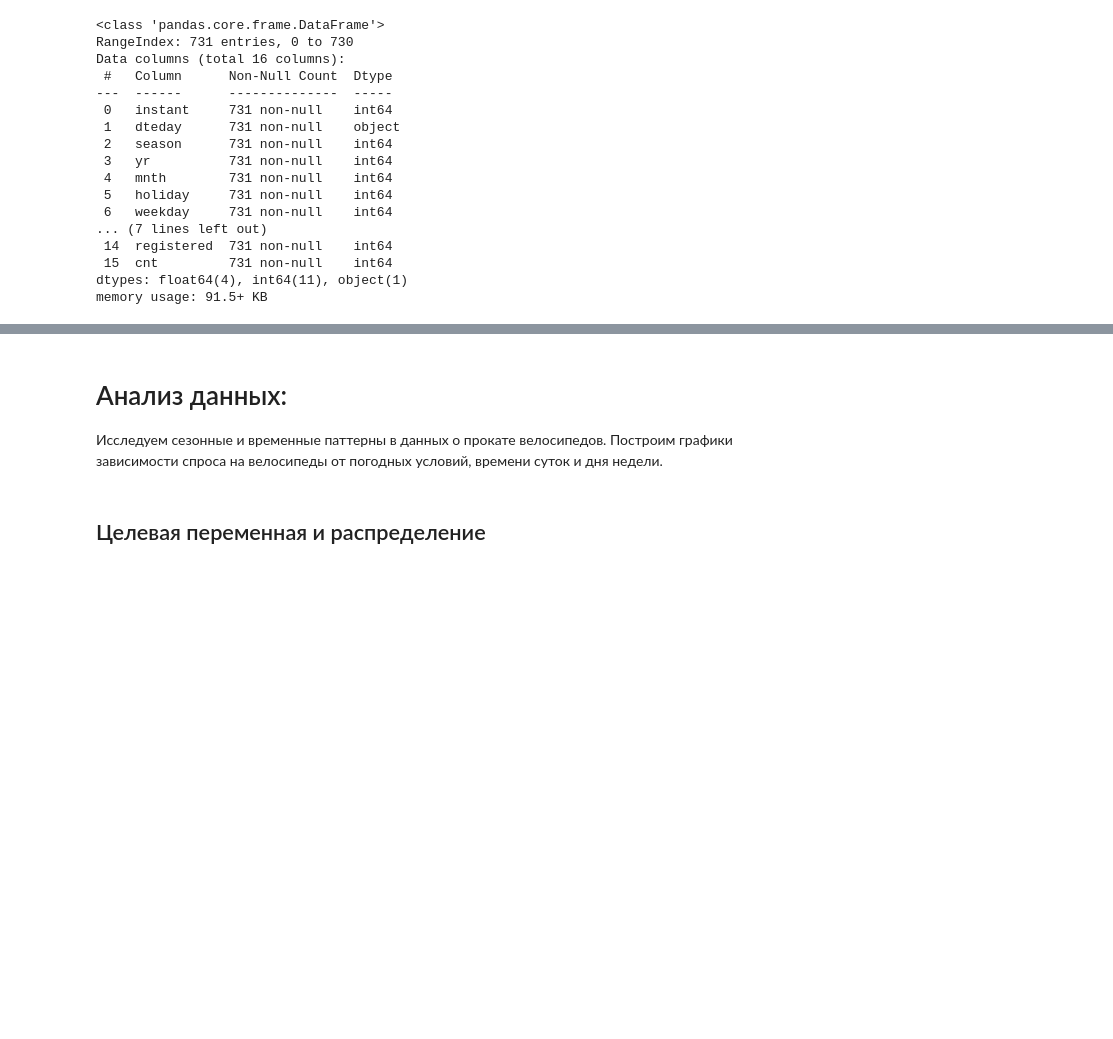
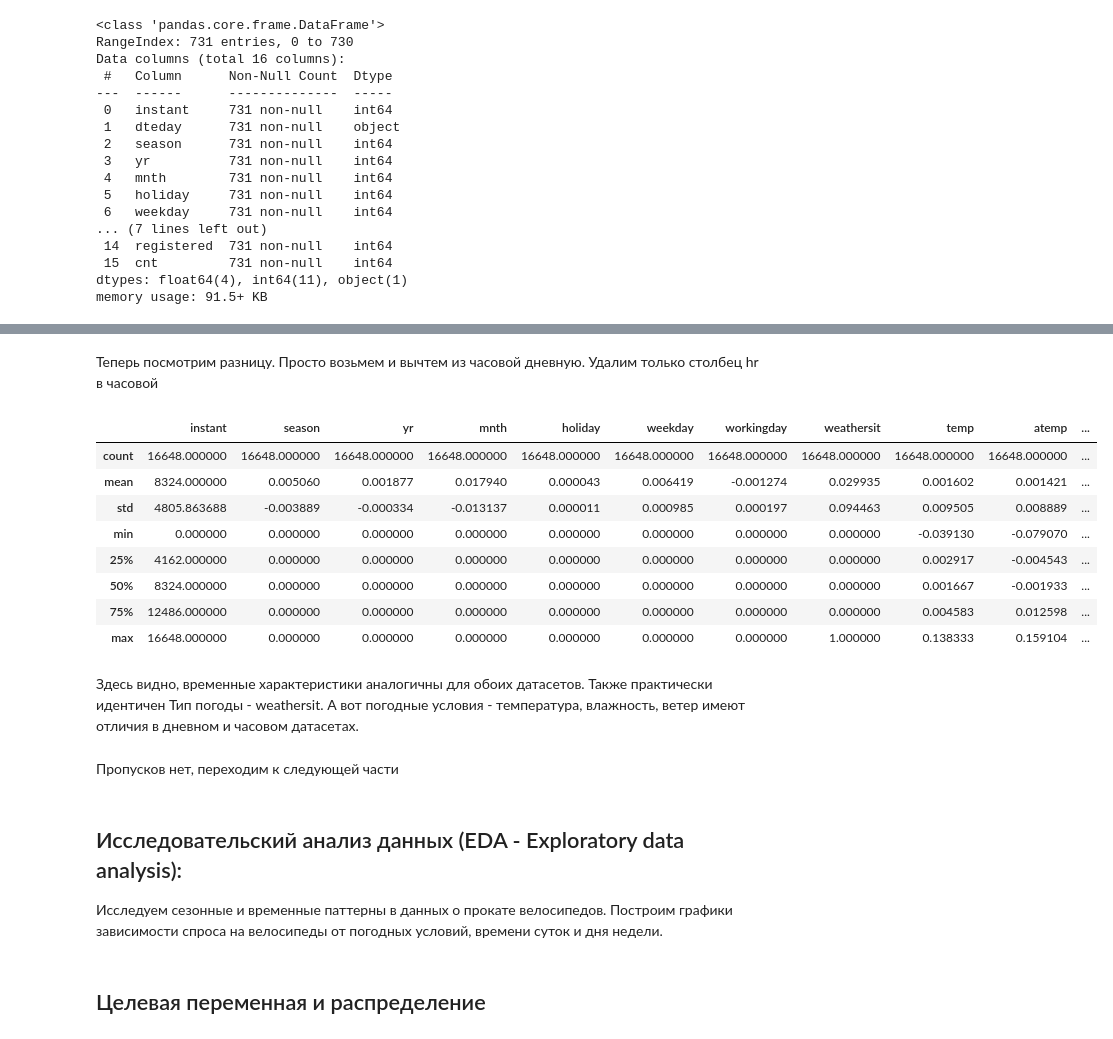
Before and after one commit to NickAReva/Bike_Sharing_Dataset, a Jupyter notebook: Bike_sharing.ipynb, the cells around one changed output, grey strips where cells are left out. Saved outputs shown, nothing was run; the diff lists cells and outputs as text; code cells hidden in the pictures; blank space fills up the shorter version.

```diff
--- a/Bike_sharing.ipynb
+++ b/Bike_sharing.ipynb
@@ -24,2 +30,2 @@ pd.set_option('display.max_columns',  16)
 # %%
-df = pd.read_csv('data/day.csv')
+df_day = pd.read_csv('data/day.csv')
@@ -64,5 +110,23 @@ df.describe()
+# %% [markdown]
+Теперь посмотрим разницу. Просто возьмем и вычтем из часовой дневную. Удалим только столбец hr в часовой
+# %%
+df_hour.drop(['hr'], axis = 1).describe() - df_day.describe()
+# %% [output]
+|  | instant | season | yr | mnth | holiday | weekday | workingday | weathersit | temp | atemp | ... |
+| count | 16648.000000 | 16648.000000 | 16648.000000 | 16648.000000 | 16648.000000 | 16648.000000 | 16648.000000 | 16648.000000 | 16648.000000 | 16648.000000 | ... |
+| mean | 8324.000000 | 0.005060 | 0.001877 | 0.017940 | 0.000043 | 0.006419 | -0.001274 | 0.029935 | 0.001602 | 0.001421 | ... |
+| std | 4805.863688 | -0.003889 | -0.000334 | -0.013137 | 0.000011 | 0.000985 | 0.000197 | 0.094463 | 0.009505 | 0.008889 | ... |
+| min | 0.000000 | 0.000000 | 0.000000 | 0.000000 | 0.000000 | 0.000000 | 0.000000 | 0.000000 | -0.039130 | -0.079070 | ... |
+| 25% | 4162.000000 | 0.000000 | 0.000000 | 0.000000 | 0.000000 | 0.000000 | 0.000000 | 0.000000 | 0.002917 | -0.004543 | ... |
+| 50% | 8324.000000 | 0.000000 | 0.000000 | 0.000000 | 0.000000 | 0.000000 | 0.000000 | 0.000000 | 0.001667 | -0.001933 | ... |
+| 75% | 12486.000000 | 0.000000 | 0.000000 | 0.000000 | 0.000000 | 0.000000 | 0.000000 | 0.000000 | 0.004583 | 0.012598 | ... |
+| max | 16648.000000 | 0.000000 | 0.000000 | 0.000000 | 0.000000 | 0.000000 | 0.000000 | 1.000000 | 0.138333 | 0.159104 | ... |
+# %% [markdown]
+Здесь видно, временные характеристики аналогичны для обоих датасетов. Также практически идентичен Тип погоды - weathersit. А вот погодные условия - температура, влажность, ветер имеют отличия в дневном и часовом датасетах.
+# %% [markdown]
+Пропусков нет, переходим к следующей части
 # %% [markdown]
-# Анализ данных:
+## Исследовательский анализ данных (EDA - Exploratory data analysis):
 Исследуем сезонные и временные паттерны в данных о прокате велосипедов. Построим графики зависимости спроса на велосипеды от погодных условий, времени суток и дня недели.
 # %% [markdown]
 ## Целевая переменная и распределение
```
Also changed, not shown: parts of 19 cells of this notebook, 2 other files.
